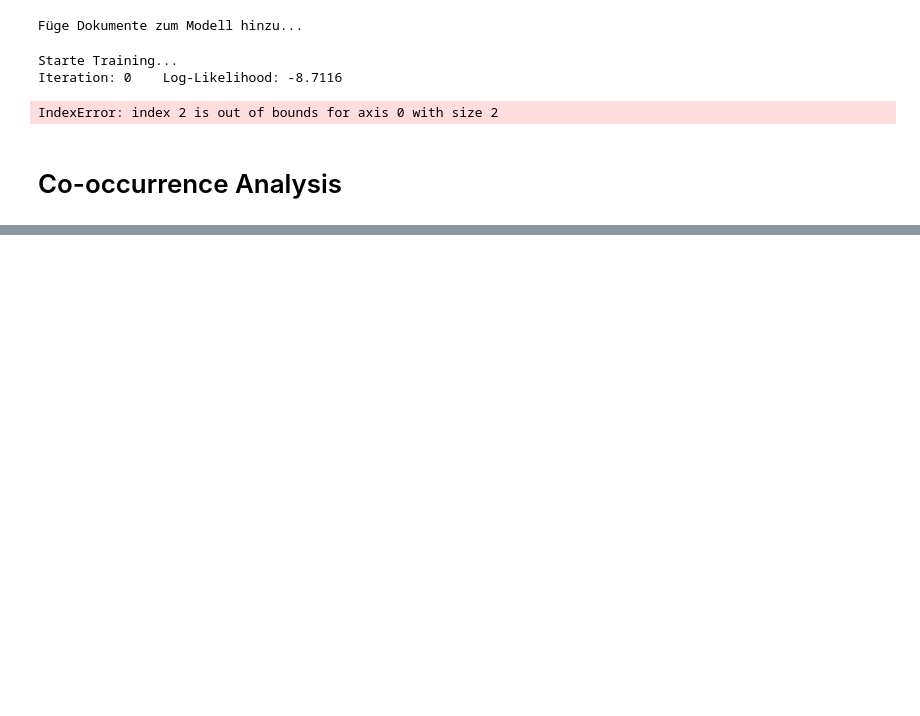
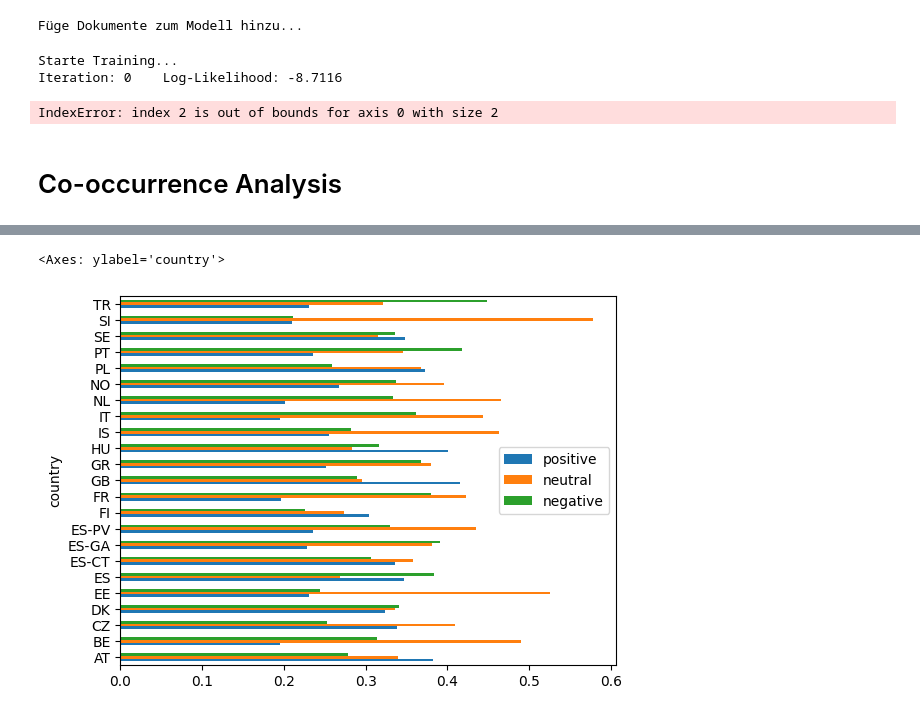
Before and after one commit to luca-heitmann/data-science-courses, a Jupyter notebook: digital-humanities/climate-debates/testing.ipynb, the cells around one changed output, grey strips where cells are left out. Saved outputs shown, nothing was run; the diff lists cells and outputs as text; code cells hidden in the pictures; blank space fills up the shorter version.

```diff
--- a/digital-humanities/climate-debates/testing.ipynb
+++ b/digital-humanities/climate-debates/testing.ipynb
@@ -1633,0 +1743,9 @@ Anzahl Features: 348
+# %%
+environment_speeches.groupby(by="country", observed=True).agg({
+  "positive": "mean",
+  "neutral": "mean",
+  "negative": "mean",
+}).sort_index().plot.barh()
+# %% [output]
+<Axes: ylabel='country'>
+[figure, added]
```
Also changed, not shown: parts of 10 cells of this notebook, 7 other files.
